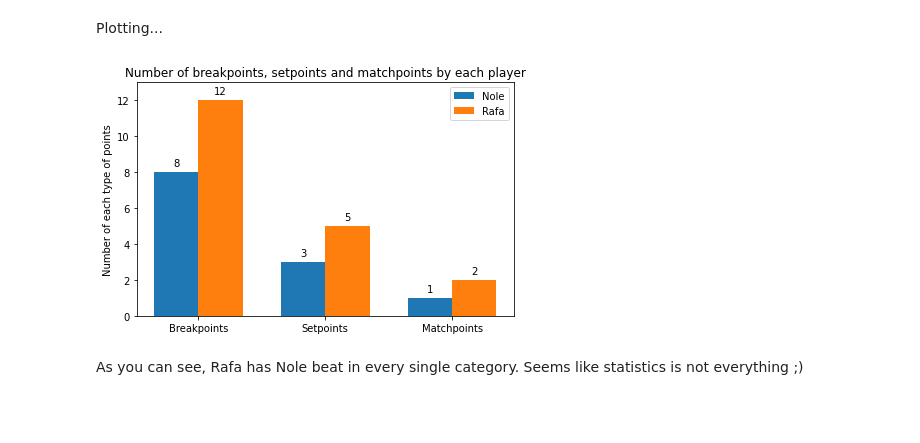
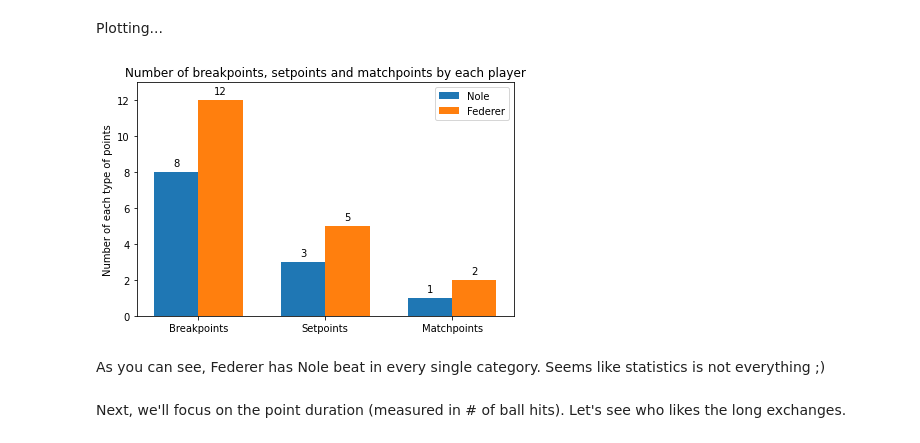
Before and after one commit to PinkFrojdSenjak/Exploratary-Data-Analysis---Tennis-Match-Dataset, a Jupyter notebook: Untitled.ipynb, the cells around one changed output. Cells and saved outputs as stored; diff of their text form; code cells hidden in the pictures; blank space fills up the shorter version.

Commit message:
Additional statistical data

```diff
--- a/Untitled.ipynb
+++ b/Untitled.ipynb
@@ -116,27 +89,29 @@ Plotting...
 # %%
 labels = ['Breakpoints', 'Setpoints', 'Matchpoints']
 nole_values = [dfgrp['breakpoint'].value_counts()[1],dfgrp['setpoint'].value_counts()[1],dfgrp['matchpoint'].value_counts()[1]]
-rafa_values = [dfgrp['breakpoint'].value_counts()[2],dfgrp['setpoint'].value_counts()[2],dfgrp['matchpoint'].value_counts()[2]]
+federer_values = [dfgrp['breakpoint'].value_counts()[2],dfgrp['setpoint'].value_counts()[2],dfgrp['matchpoint'].value_counts()[2]]
 
 x = np.arange(len(labels))
 width = 0.35
 
 fig, ax = plt.subplots()
 rects1 = ax.bar(x - width/2, nole_values, width, label='Nole')
-rects2 = ax.bar(x + width/2, rafa_values, width, label='Rafa')
+rects2 = ax.bar(x + width/2, federer_values, width, label='Federer')
 
 
 ax.set_ylabel('Number of each type of points')
 ax.set_title('Number of breakpoints, setpoints and matchpoints by each player')
 ax.set_xticks(x)
 ax.set_xticklabels(labels)
 ax.legend()
 
 ax.bar_label(rects1, padding=4)
 ax.bar_label(rects2, padding=4)
 ax.set_ybound(0,13)
 fig.tight_layout()
 # %% [output]
-[figure, old version]
+[figure, new version]
 # %% [markdown]
-As you can see, Rafa has Nole beat in every single category. Seems like statistics is not everything ;)
+As you can see, Federer has Nole beat in every single category. Seems like statistics is not everything ;)
+# %% [markdown]
+Next, we'll focus on the point duration (measured in # of ball hits). Let's see who likes the long exchanges.
```
Also changed, not shown: parts of 22 cells of this notebook.
